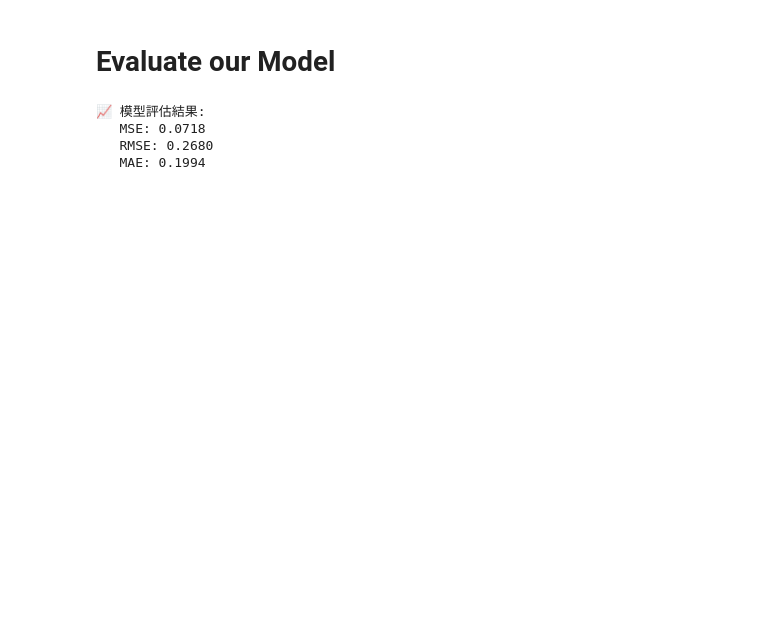
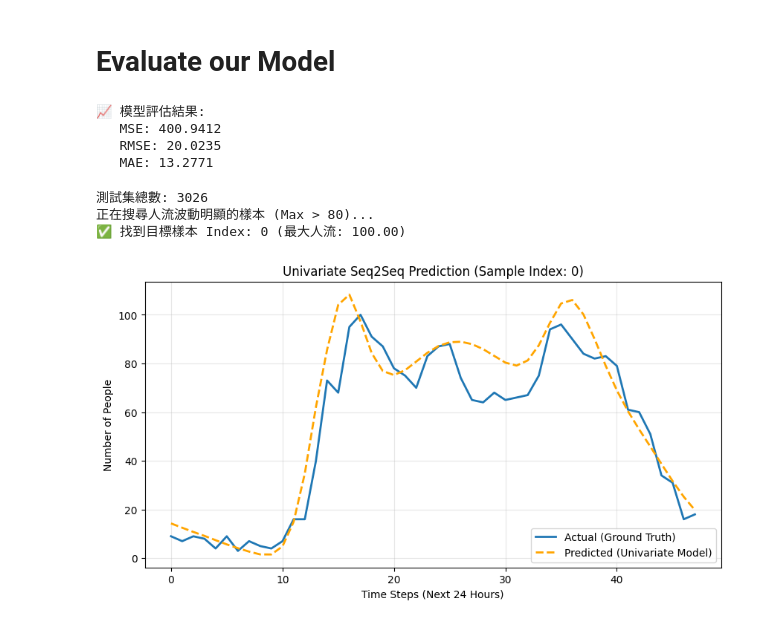
Before and after one commit to eggeggwe/AI_term_project, a Jupyter notebook: notebooks/model1.ipynb, the cells around one changed output. Cells and saved outputs as stored; diff of their text form; code cells hidden in the pictures; blank space fills up the shorter version.

```diff
--- a/notebooks/model1.ipynb
+++ b/notebooks/model1.ipynb
@@ -253,7 +253,7 @@ class GridTimeSeriesDataset(Dataset):
 
         for _, group_df in grouped:
             # 確保每個分組內的資料是按時間排序的
-            group_df = group_df.sort_values('t')
+            group_df = group_df.sort_values(['d', 't'])
             values = group_df[self.target_col].values
 
             # 使用滑動窗口建立 (輸入, 輸出) 配對
@@ -577,12 +607,75 @@ def evaluate_on_dataset(model, dataloader, scaler, device):
     return {'MSE': mse, 'RMSE': rmse, 'MAE': mae}
 
 # 執行評估
-metrics = evaluate_on_dataset(model_loaded, dataloader, scaler_loaded, DEVICE)
+# 執行評估（使用測試集）
+metrics = evaluate_on_dataset(model_loaded, test_loader, scaler_loaded, DEVICE)
 print("📈 模型評估結果:")
 for name, value in metrics.items():
     print(f"   {name}: {value:.4f}")
 # %% [output]
 📈 模型評估結果:
-   MSE: 0.0718
-   RMSE: 0.2680
-   MAE: 0.1994
+   MSE: 400.9412
+   RMSE: 20.0235
+   MAE: 13.2771
+# %%
+import matplotlib.pyplot as plt
+import torch
+import numpy as np
+
+# ==========================================
+# 智慧搜尋與繪圖 (修正版)
+# ==========================================
+
+# 1. 使用測試集進行搜尋
+total_len = len(test_dataset)
+print(f"測試集總數: {total_len}")
+target_sample_idx = 0
+found = False
+print("正在搜尋人流波動明顯的樣本 (Max > 80)...")
+for i in range(total_len):
+    _, target_tensor = test_dataset[i]
+
+    temp_val = scaler_loaded.inverse_transform(target_tensor.numpy().reshape(-1, 1))
+
+    if temp_val.max() > 80:
+        target_sample_idx = i
+        print(f"✅ 找到目標樣本 Index: {i} (最大人流: {temp_val.max():.2f})")
+        found = True
+        break
+if not found:
+    print("⚠️ 未找到 > 80 的樣本，將使用測試集的第一筆資料繪圖。")
+# 從測試集取得樣本
+input_tensor, target_tensor = test_dataset[target_sample_idx]
+
+# 增加 Batch 維度 (變成 1, seq_len, 1) 並放上 GPU/CPU
+input_batch = input_tensor.unsqueeze(0).to(DEVICE)
+
+model_loaded.eval()
+with torch.no_grad():
+    prediction = model_loaded(input_batch)
+
+# 4. 資料轉換與反標準化
+# 預測結果
+pred_np = prediction.cpu().numpy().reshape(-1, 1)
+pred_orig = scaler_loaded.inverse_transform(pred_np).flatten()
+
+# 真實結果
+target_np = target_tensor.numpy().reshape(-1, 1)
+target_orig = scaler_loaded.inverse_transform(target_np).flatten()
+
+# 5. 畫圖
+plt.figure(figsize=(10, 5))
+plt.plot(target_orig, label='Actual (Ground Truth)', linewidth=2)
+plt.plot(pred_orig, label='Predicted (Univariate Model)', linestyle='--', color='orange', linewidth=2)
+
+plt.title(f"Univariate Seq2Seq Prediction (Sample Index: {target_sample_idx})")
+plt.xlabel("Time Steps (Next 24 Hours)")
+plt.ylabel("Number of People")
+plt.legend()
+plt.grid(True, alpha=0.3)
+plt.show()
+# %% [output]
+測試集總數: 3026
+正在搜尋人流波動明顯的樣本 (Max > 80)...
+✅ 找到目標樣本 Index: 0 (最大人流: 100.00)
+[figure, added]
```
Also changed, not shown: parts of 2 cells of this notebook, 13 other files.
